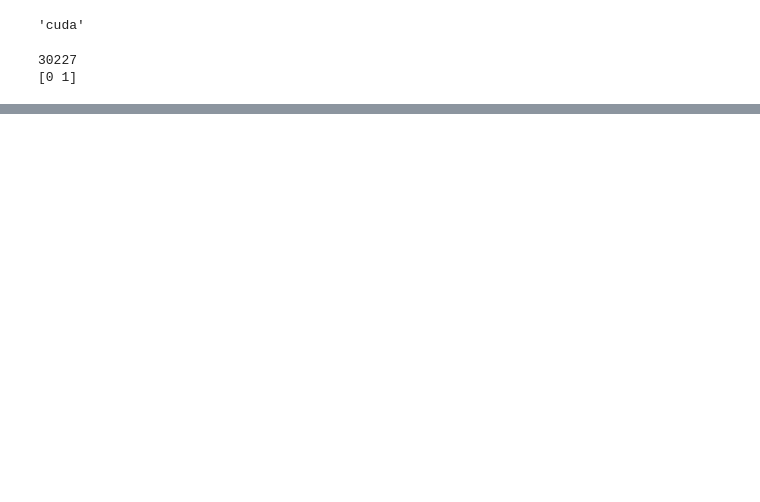
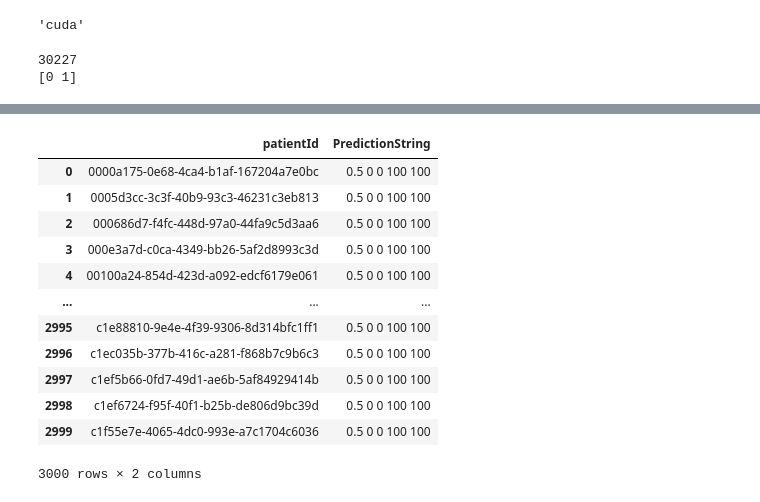
Before and after one commit to Aditya-gautam21/RSNA, a Jupyter notebook: Training.ipynb, the cells around one changed output, grey strips where cells are left out. Cells and saved outputs as stored; diff of their text form; code cells hidden in the pictures; blank space fills up the shorter version.

```diff
--- a/Training.ipynb
+++ b/Training.ipynb
@@ -241,0 +347,17 @@ No improvement for 4 epochs
+# %%
+sam_sub = pd.read_csv("stage_2_sample_submission.csv")
+sam_sub
+# %% [output]
+|  | patientId | PredictionString |
+| 0 | 0000a175-0e68-4ca4-b1af-167204a7e0bc | 0.5 0 0 100 100 |
+| 1 | 0005d3cc-3c3f-40b9-93c3-46231c3eb813 | 0.5 0 0 100 100 |
+| 2 | 000686d7-f4fc-448d-97a0-44fa9c5d3aa6 | 0.5 0 0 100 100 |
+| 3 | 000e3a7d-c0ca-4349-bb26-5af2d8993c3d | 0.5 0 0 100 100 |
+| 4 | 00100a24-854d-423d-a092-edcf6179e061 | 0.5 0 0 100 100 |
+| ... | ... | ... |
+| 2995 | c1e88810-9e4e-4f39-9306-8d314bfc1ff1 | 0.5 0 0 100 100 |
+| 2996 | c1ec035b-377b-416c-a281-f868b7c9b6c3 | 0.5 0 0 100 100 |
+| 2997 | c1ef5b66-0fd7-49d1-ae6b-5af84929414b | 0.5 0 0 100 100 |
+| 2998 | c1ef6724-f95f-40f1-b25b-de806d9bc39d | 0.5 0 0 100 100 |
+| 2999 | c1f55e7e-4065-4dc0-993e-a7c1704c6036 | 0.5 0 0 100 100 |
+3000 rows × 2 columns
```
Also changed, not shown: parts of 12 cells of this notebook, 1 other file.
